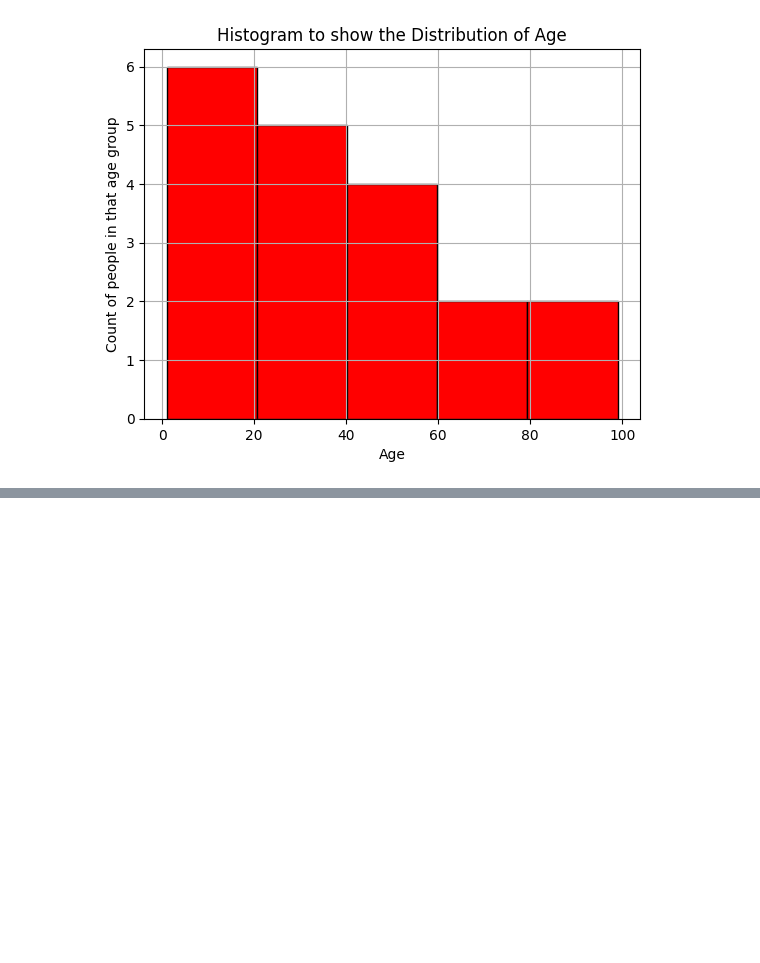
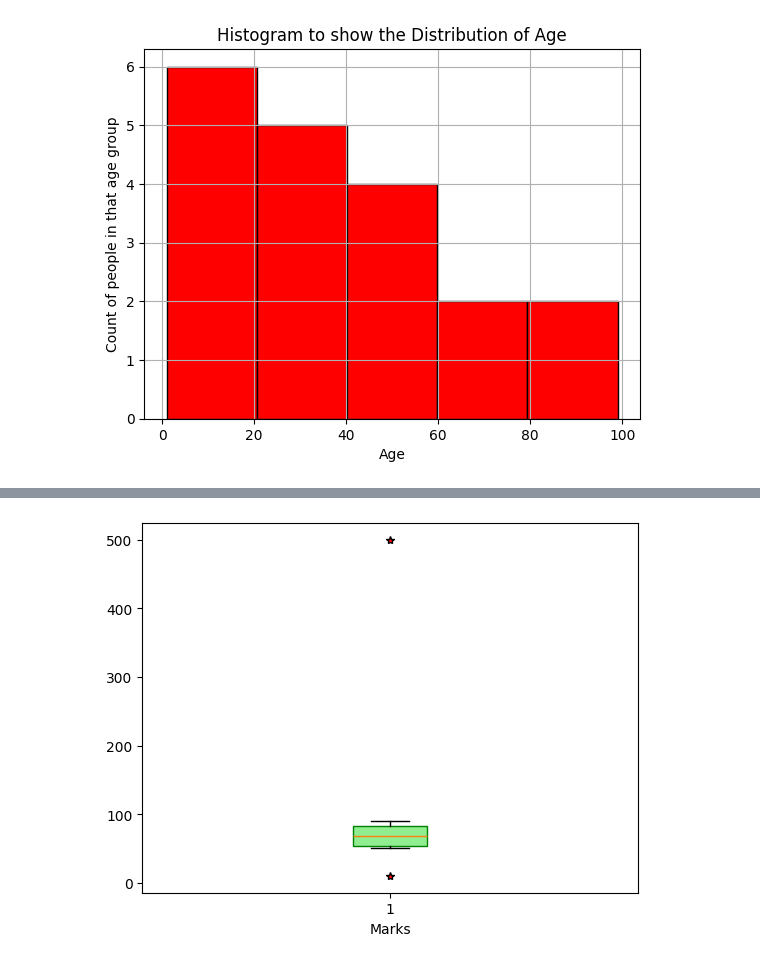
Before and after one commit to HarshaPriya03/PythonLearning, a Jupyter notebook: Visualisation_25_01_2026.ipynb, the cells around one changed output, grey strips where cells are left out. Saved outputs shown, nothing was run; the diff lists cells and outputs as text; code cells hidden in the pictures; blank space fills up the shorter version.

```diff
--- a/Visualisation_25_01_2026.ipynb
+++ b/Visualisation_25_01_2026.ipynb
@@ -268,0 +277,7 @@ plt.show()
+# %%
+marks=[50,55,65,70,80,90,500,10]
+plt.boxplot(marks,flierprops=dict(marker='*',markerfacecolor='red'),patch_artist=True,boxprops=dict(facecolor='lightgreen',color='green'))
+plt.xlabel('Marks')
+plt.show()
+# %% [output]
+[figure, added]
```
Also changed, not shown: parts of 42 cells of this notebook.
